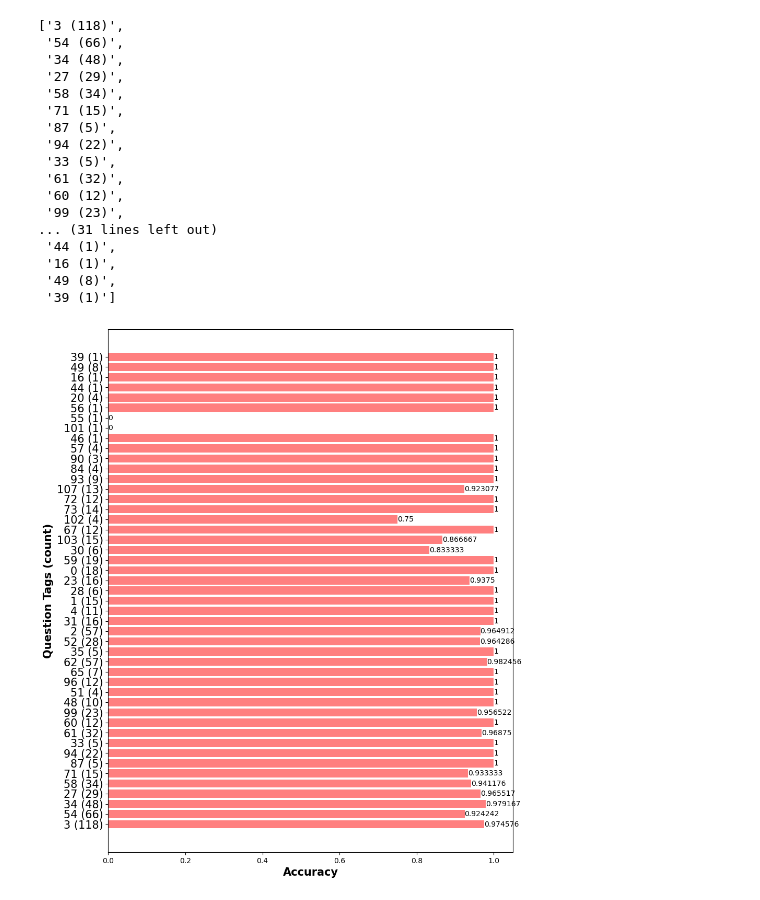
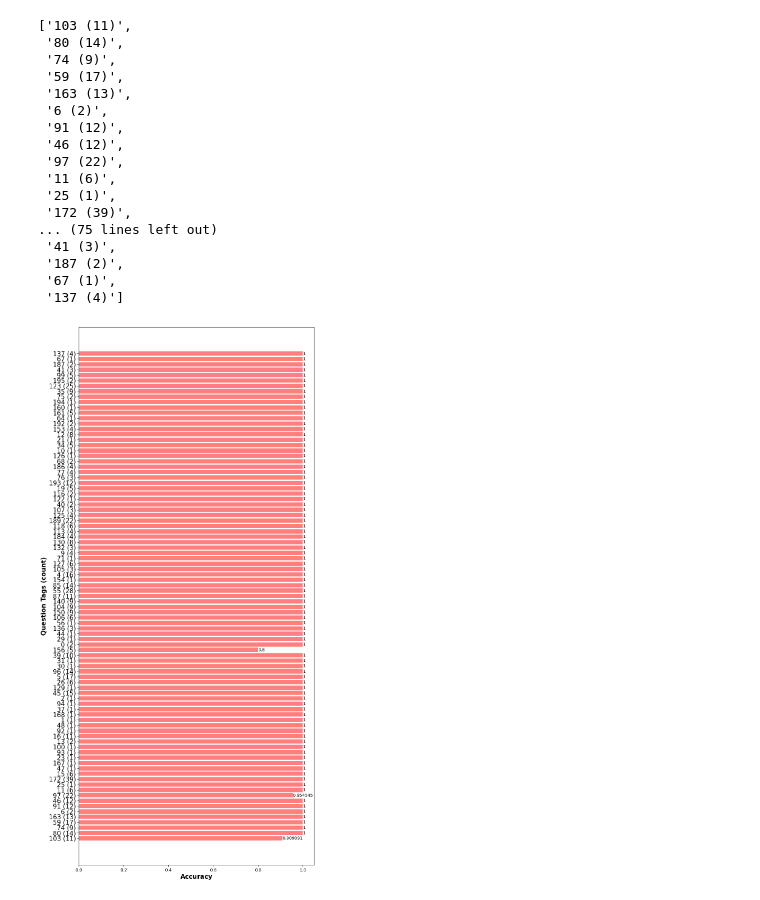
Before and after one commit to kaminion/dkt-research, a Jupyter notebook: figure.ipynb, the cells around one changed output. Saved outputs shown, nothing was run; the diff lists cells and outputs as text; code cells hidden in the pictures.

Commit message:
feature: figure visualization

```diff
--- a/figure.ipynb
+++ b/figure.ipynb
@@ -8,7 +8,7 @@ import matplotlib.pyplot as plt
 model_name = 'dkvmn+'
 
 abs_path = f'.{os.path.sep}ckpts{os.path.sep}{model_name}{os.path.sep}'
-path = f'ASSIST2009{os.path.sep}'
+path = f'ASSIST2012{os.path.sep}'
 cnt_file_name = 'q_cnts.pkl'
 acc_file_name = 'q_accs.pkl'
 cnt_file = None
@@ -31,34 +31,34 @@ for ((cnt_k, cnt_v), (acc_k, acc_v)) in zip(cnt_file.items(), acc_file.items()):
     accs.append(acc_v)
 question_tags
 # %% [output]
-['3 (118)',
- '54 (66)',
- '34 (48)',
- '27 (29)',
- '58 (34)',
- '71 (15)',
- '87 (5)',
- '94 (22)',
- '33 (5)',
- '61 (32)',
- '60 (12)',
- '99 (23)',
-... (31 lines left out)
- '44 (1)',
- '16 (1)',
- '49 (8)',
- '39 (1)']
+['103 (11)',
+ '80 (14)',
+ '74 (9)',
+ '59 (17)',
+ '163 (13)',
+ '6 (2)',
+ '91 (12)',
+ '46 (12)',
+ '97 (22)',
+ '11 (6)',
+ '25 (1)',
+ '172 (39)',
+... (75 lines left out)
+ '41 (3)',
+ '187 (2)',
+ '67 (1)',
+ '137 (4)']
 # %%
-plt.rcParams['figure.figsize'] = [10, 13]
+plt.rcParams['figure.figsize'] = [10, 23] # 2009 - 13
 
 x = np.arange(len(accs))
 bar_labels = plt.barh(x, accs, color="red", alpha=0.5)
 plt.xlabel('Accuracy', fontsize=15, fontweight="bold")
 plt.ylabel('Question Tags (count)', fontsize=15, fontweight="bold")
-plt.yticks(x, question_tags, fontsize=15, rotation=0)
+plt.yticks(x, question_tags, fontsize=15)
 
 plt.bar_label(bar_labels)
 
 plt.show()
 # %% [output]
-[figure, old version]
+[figure, new version]
```
